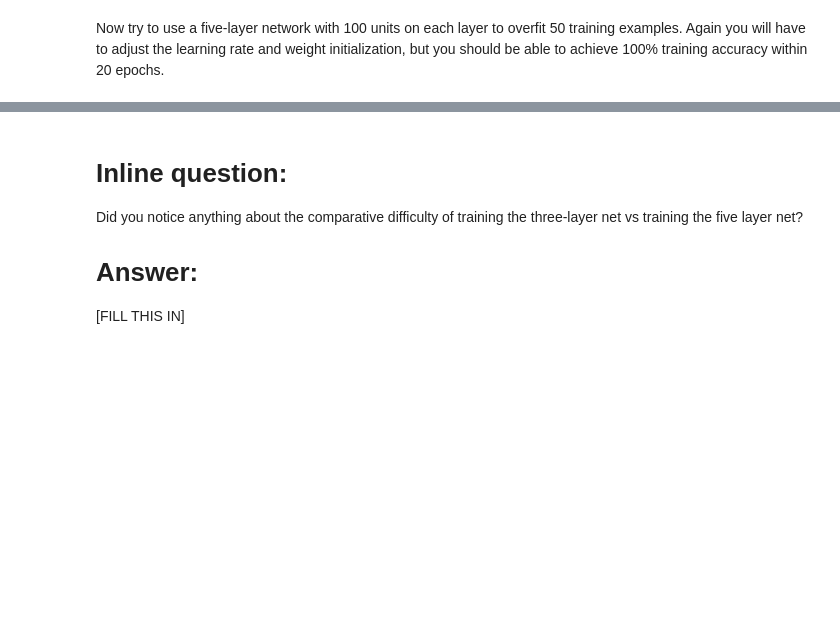
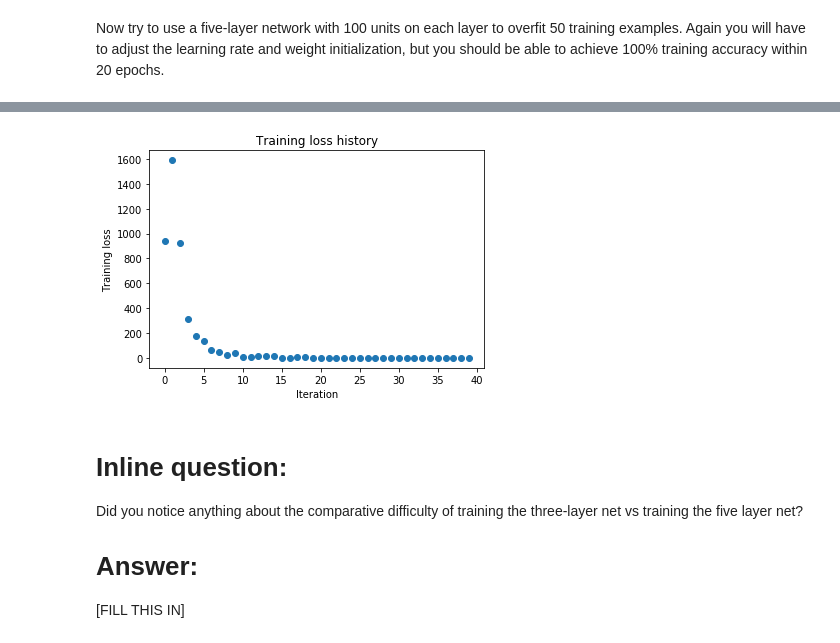
Before and after one commit to maykulkarni/CS231N, a Jupyter notebook: assignment2/FullyConnectedNets.ipynb, the cells around one changed output, grey strips where cells are left out. Saved outputs shown, nothing was run; the diff lists cells and outputs as text; code cells hidden in the pictures; blank space fills up the shorter version.

```diff
--- a/assignment2/FullyConnectedNets.ipynb
+++ b/assignment2/FullyConnectedNets.ipynb
@@ -462,8 +482,8 @@ small_data = {
   'y_val': data['y_val'],
 }
 
+weight_scale = np.sqrt(2/100) # He initialization :)
 learning_rate = 1e-3
-weight_scale = 1e-5
 model = FullyConnectedNet([100, 100, 100, 100],
                 weight_scale=weight_scale, dtype=np.float64)
 solver = Solver(model, small_data,
@@ -480,3 +500,4 @@ plt.title('Training loss history')
 plt.xlabel('Iteration')
 plt.ylabel('Training loss')
 plt.show()
+# %% [output]
@@ -483,3 +521,4 @@ plt.show()
+[figure, added]
 # %% [markdown]
 # Inline question:
 Did you notice anything about the comparative difficulty of training the three-layer net vs training the five layer net?
```
Also changed, not shown: parts of 4 cells of this notebook, 3 other files.
